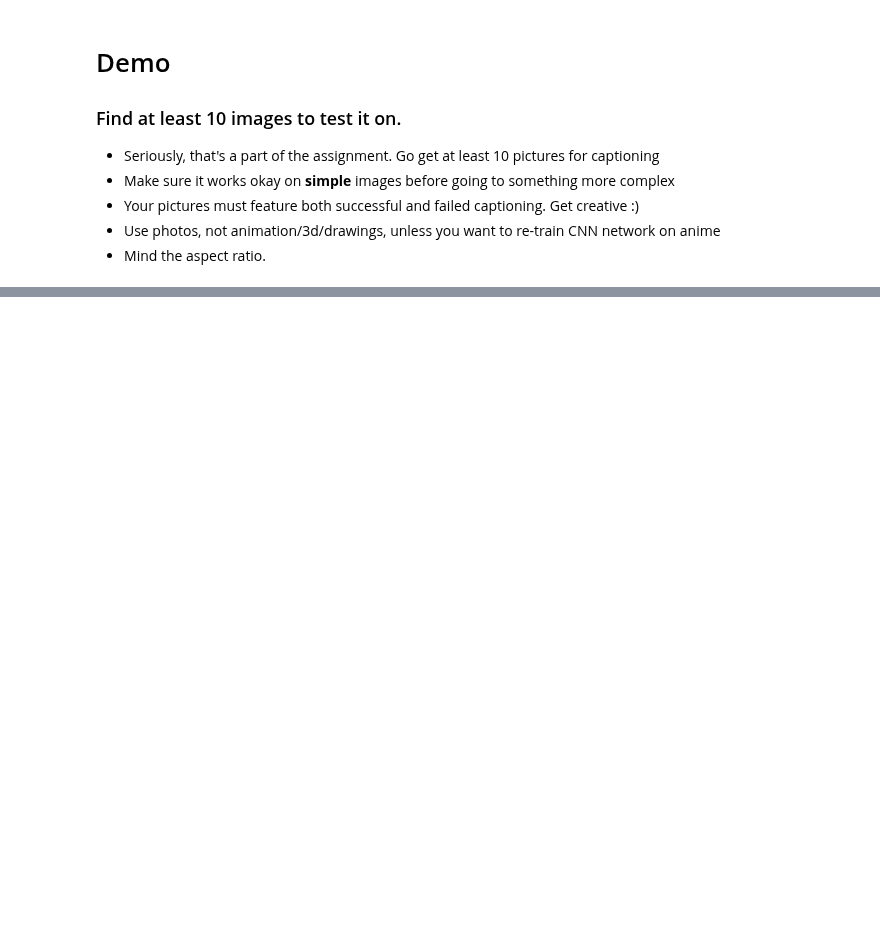
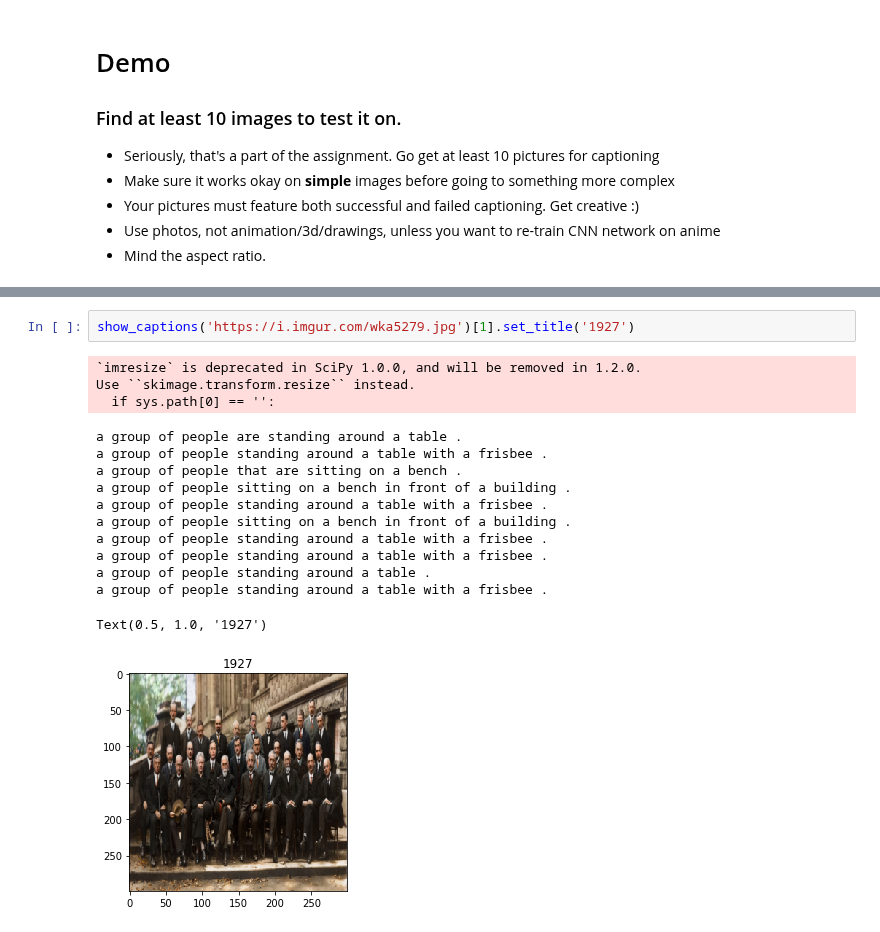
Before and after one commit to SomeoneSerge/skt_deeplearning, a Jupyter notebook: HW4/homework04_basic_part2_image_captioning.ipynb, the cells around one changed output, grey strips where cells are left out. Drawn from its saved outputs; the diff is of its cells as text; blank space fills up the shorter version.

```diff
--- a/HW4/homework04_basic_part2_image_captioning.ipynb
+++ b/HW4/homework04_basic_part2_image_captioning.ipynb
@@ -539,0 +637,18 @@ a black and white cat sitting on top of a bed .
+# %%
+show_captions('https://i.imgur.com/wka5279.jpg')[1].set_title('1927')
+# %% [output]
+`imresize` is deprecated in SciPy 1.0.0, and will be removed in 1.2.0.
+Use ``skimage.transform.resize`` instead.
+  if sys.path[0] == '':
+a group of people are standing around a table .
+a group of people standing around a table with a frisbee .
+a group of people that are sitting on a bench .
+a group of people sitting on a bench in front of a building .
+a group of people standing around a table with a frisbee .
+a group of people sitting on a bench in front of a building .
+a group of people standing around a table with a frisbee .
+a group of people standing around a table with a frisbee .
+a group of people standing around a table .
+a group of people standing around a table with a frisbee .
+Text(0.5, 1.0, '1927')
+[figure, added]
```
Also changed, not shown: parts of 10 cells of this notebook, 1 other file.
